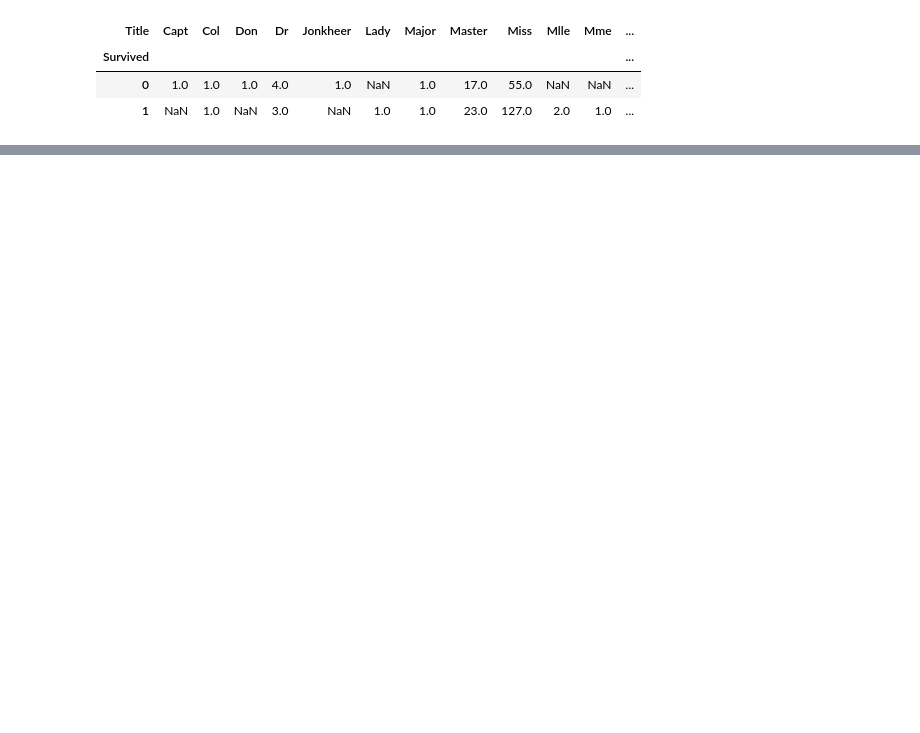
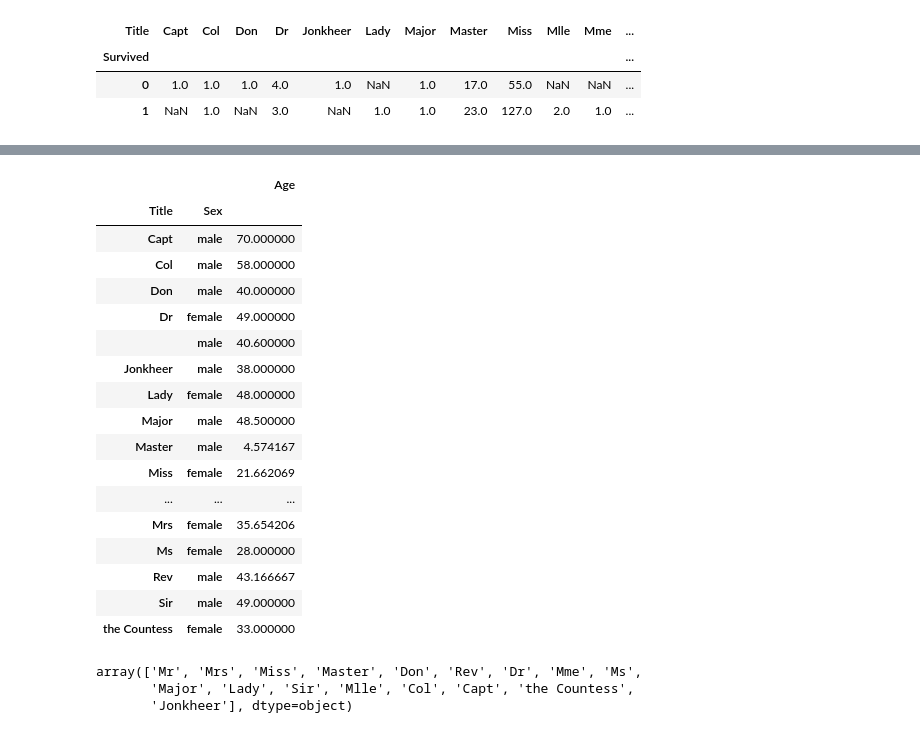
Before and after one commit to nikhiljose-AI/TitanicSurvival, a Jupyter notebook: titanicsurvivalClassification.ipynb, the cells around one changed output, grey strips where cells are left out. Drawn from its saved outputs; the diff is of its cells as text; code cells hidden in the pictures; blank space fills up the shorter version.

```diff
--- a/titanicsurvivalClassification.ipynb
+++ b/titanicsurvivalClassification.ipynb
@@ -390,0 +386,27 @@ titanic_tr
+# %%
+titanic_tr[['Title','Sex','Age']].groupby(['Title','Sex']).mean()
+# %% [output]
+|  |  | Age |
+| Title | Sex |  |
+| Capt | male | 70.000000 |
+| Col | male | 58.000000 |
+| Don | male | 40.000000 |
+| Dr | female | 49.000000 |
+|  | male | 40.600000 |
+| Jonkheer | male | 38.000000 |
+| Lady | female | 48.000000 |
+| Major | male | 48.500000 |
+| Master | male | 4.574167 |
+| Miss | female | 21.662069 |
+| ... | ... | ... |
+| Mrs | female | 35.654206 |
+| Ms | female | 28.000000 |
+| Rev | male | 43.166667 |
+| Sir | male | 49.000000 |
+| the Countess | female | 33.000000 |
+# %%
+titanic_tr.Title.unique()
+# %% [output]
+array(['Mr', 'Mrs', 'Miss', 'Master', 'Don', 'Rev', 'Dr', 'Mme', 'Ms',
+       'Major', 'Lady', 'Sir', 'Mlle', 'Col', 'Capt', 'the Countess',
+       'Jonkheer'], dtype=object)
```
Also changed, not shown: parts of 9 cells of this notebook.
